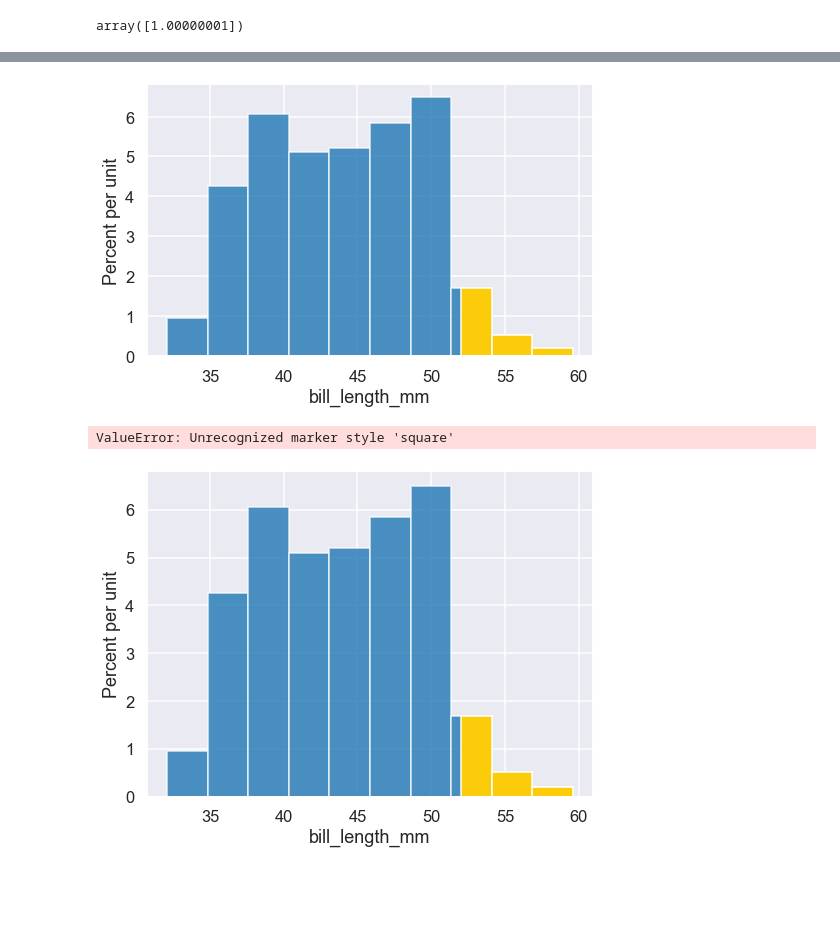
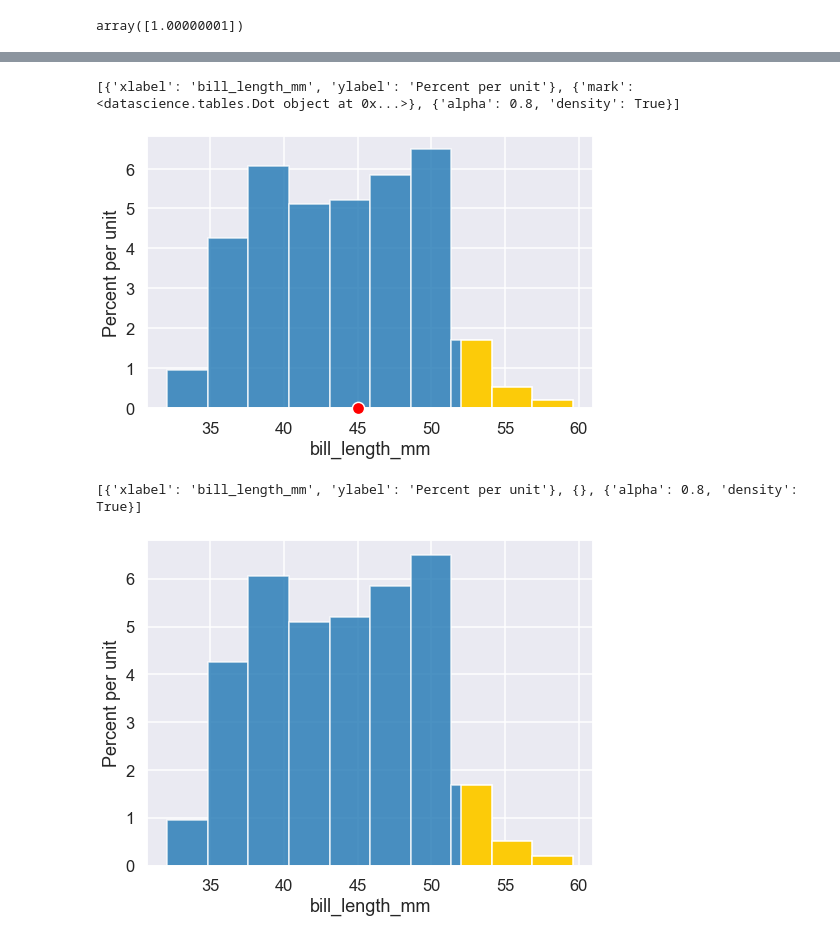
Before and after one commit to cs104williams/cs104-datascience, a Jupyter notebook: test-2.ipynb, the cells around one changed output, grey strips where cells are left out. Drawn from its saved outputs; the diff is of its cells as text; code cells hidden in the pictures; blank space fills up the shorter version.

```diff
--- a/test-2.ipynb
+++ b/test-2.ipynb
@@ -73,18 +76,17 @@ penguins.scatter(    "bill_length_mm", "bill_depth_mm",
 [figure]
 # %%
 # plots.style.use('fivethirtyeight')
-penguins.hist("bill_length_mm",  width=8, height=5, left_end=52)
+penguins.hist("bill_length_mm",  width=8, height=5, left_end=52,mark=Dot(x=45))
 # %% [output]
+[{'xlabel': 'bill_length_mm', 'ylabel': 'Percent per unit'}, {'mark': <datascience.tables.Dot object at 0x...>}, {'alpha': 0.8, 'density': True}]
-[figure, old version]
+[figure, new version]
 # %%
 # plots.style.use('fivethirtyeight')
 fig,ax = plots.subplots(figsize=(8,6))
 seaborn.set_theme(context='talk', rc={ 'axes.labelsize': 'large', 'font.size': 14.0 })
 penguins.hist("bill_length_mm",  width=8, height=5, left_end=52, ax=ax)
-
-Dot([45,59],(0,0),s=200,color='green',marker='s').draw(ax)
 # %% [output]
-ValueError: Unrecognized marker style 'square'
+[{'xlabel': 'bill_length_mm', 'ylabel': 'Percent per unit'}, {}, {'alpha': 0.8, 'density': True}]
 [figure]
 # %%
 from matplotlib.animation import FuncAnimation
```
Also changed, not shown: parts of 8 cells of this notebook, 2 other files.
